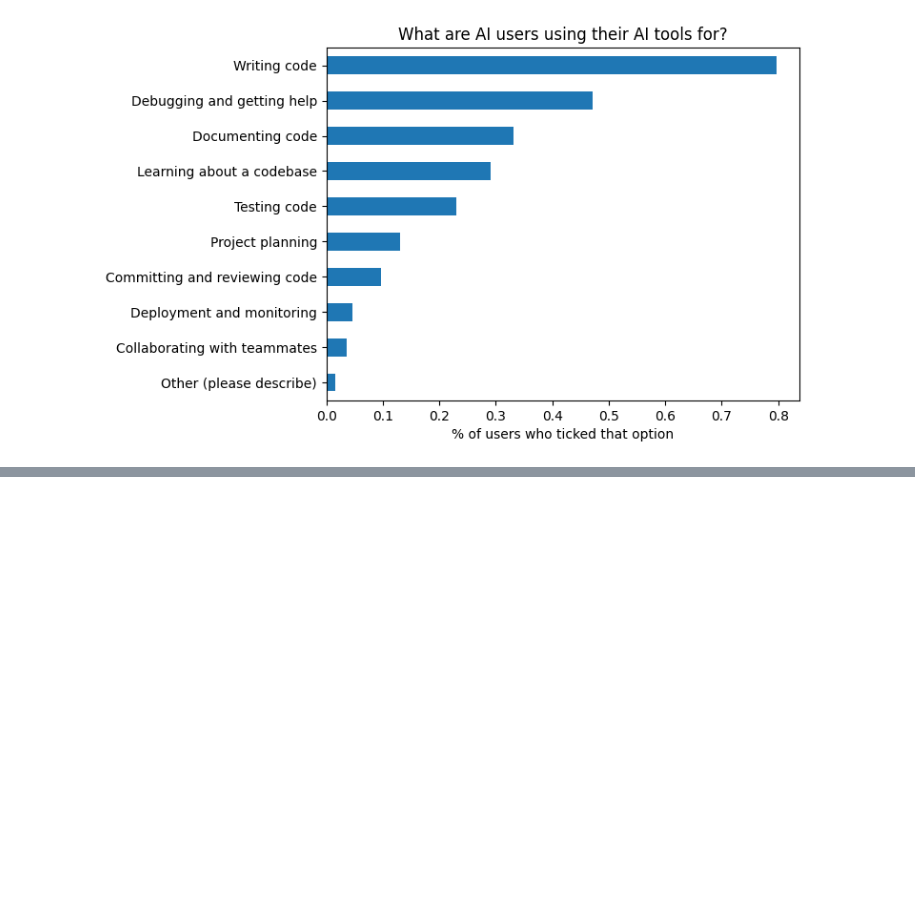
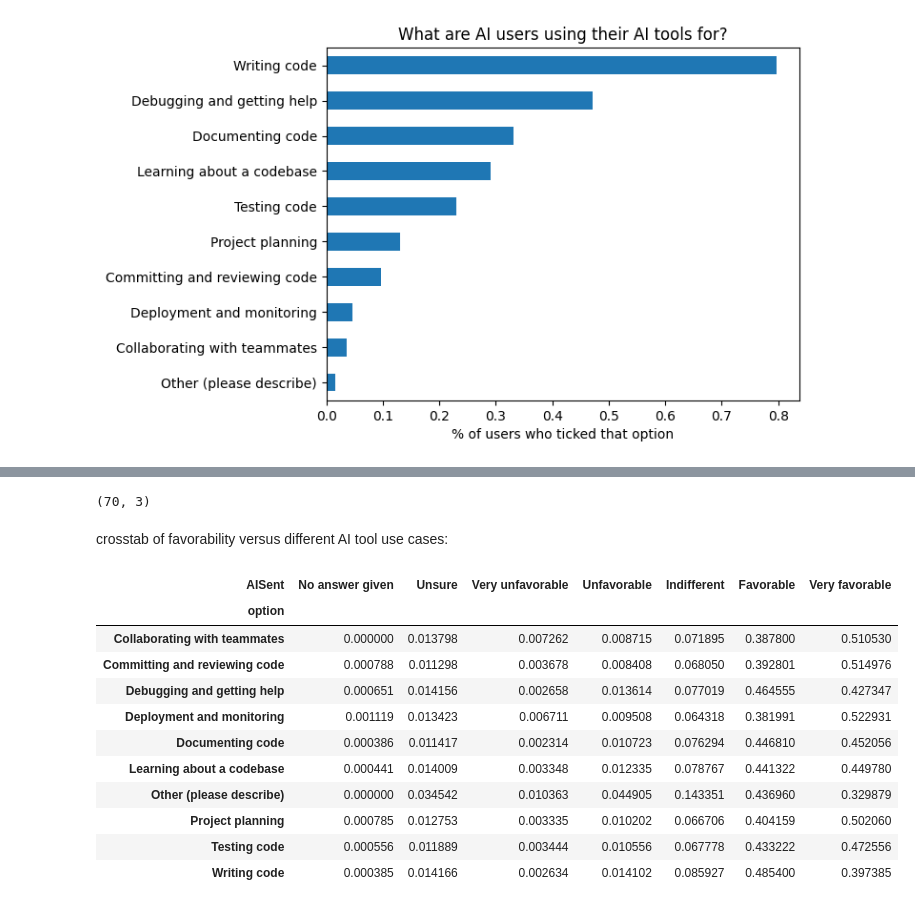
Before and after one commit to jeremysb1/data_analysis_projects, a Jupyter notebook: categorical_data.ipynb, the cells around one changed output, grey strips where cells are left out. Drawn from its saved outputs; the diff is of its cells as text; code cells hidden in the pictures; blank space fills up the shorter version.

```diff
--- a/categorical_data.ipynb
+++ b/categorical_data.ipynb
@@ -405,3 +405,13 @@ axis.set(
 plt.show()
 # %% [output]
 [figure]
+# %%
+# concat will by default match on indices
+survey_ai_users = (
+    pd.concat([survey, ai_tool_indicators], axis=1)
+    .dropna(subset=ai_tool_indicators.columns, how="any") #drop nulls
+)
+
+assert len(survey[survey["AISelect"] == "Yes"]) == len(survey_ai_users)
+
+survey_ai_users.head()
@@ -407,0 +443,47 @@ plt.show()
+# %%
+tool_favorability_dfs = []
+
+for col in ai_tool_indicators.columns:
+    option_df = (
+        survey_ai_users[survey_ai_users[col] == 1]
+        .groupby("AISent")
+        .size()
+        .reset_index(name="count")
+        .assign(option=col)
+    )
+    tool_favorability_dfs.append(option_df)
+
+options_vs_favorability = pd.concat(
+    tool_favorability_dfs,
+    axis=0,
+    ignore_index=True
+)
+
+print(options_vs_favorability.shape)
+# %% [output]
+(70, 3)
+# %% [markdown]
+crosstab of favorability versus different AI tool use cases:
+# %%
+favorability_crosstab = (
+    pd.crosstab(index=options_vs_favorability["option"],
+                columns=options_vs_favorability["AISent"],
+                values=options_vs_favorability["count"],
+                aggfunc="sum",
+                normalize="index")
+)
+
+favorability_crosstab
+# %% [output]
+| AISent | No answer given | Unsure | Very unfavorable | Unfavorable | Indifferent | Favorable | Very favorable |
+| option |  |  |  |  |  |  |  |
+| Collaborating with teammates | 0.000000 | 0.013798 | 0.007262 | 0.008715 | 0.071895 | 0.387800 | 0.510530 |
+| Committing and reviewing code | 0.000788 | 0.011298 | 0.003678 | 0.008408 | 0.068050 | 0.392801 | 0.514976 |
+| Debugging and getting help | 0.000651 | 0.014156 | 0.002658 | 0.013614 | 0.077019 | 0.464555 | 0.427347 |
+| Deployment and monitoring | 0.001119 | 0.013423 | 0.006711 | 0.009508 | 0.064318 | 0.381991 | 0.522931 |
+| Documenting code | 0.000386 | 0.011417 | 0.002314 | 0.010723 | 0.076294 | 0.446810 | 0.452056 |
+| Learning about a codebase | 0.000441 | 0.014009 | 0.003348 | 0.012335 | 0.078767 | 0.441322 | 0.449780 |
+| Other (please describe) | 0.000000 | 0.034542 | 0.010363 | 0.044905 | 0.143351 | 0.436960 | 0.329879 |
+| Project planning | 0.000785 | 0.012753 | 0.003335 | 0.010202 | 0.066706 | 0.404159 | 0.502060 |
+| Testing code | 0.000556 | 0.011889 | 0.003444 | 0.010556 | 0.067778 | 0.433222 | 0.472556 |
+| Writing code | 0.000385 | 0.014166 | 0.002634 | 0.014102 | 0.085927 | 0.485400 | 0.397385 |
```
Also changed, not shown: parts of 4 cells of this notebook.
